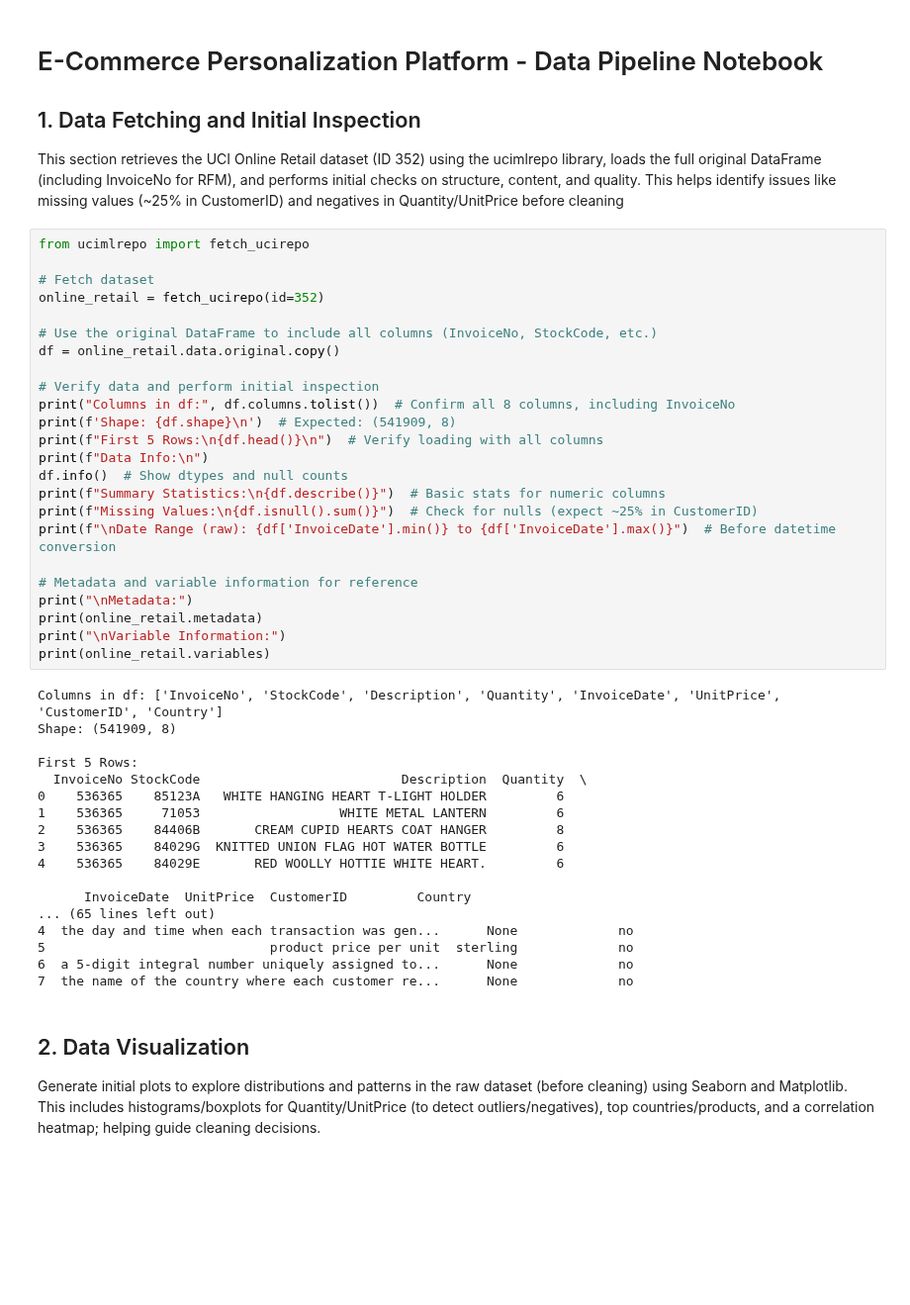
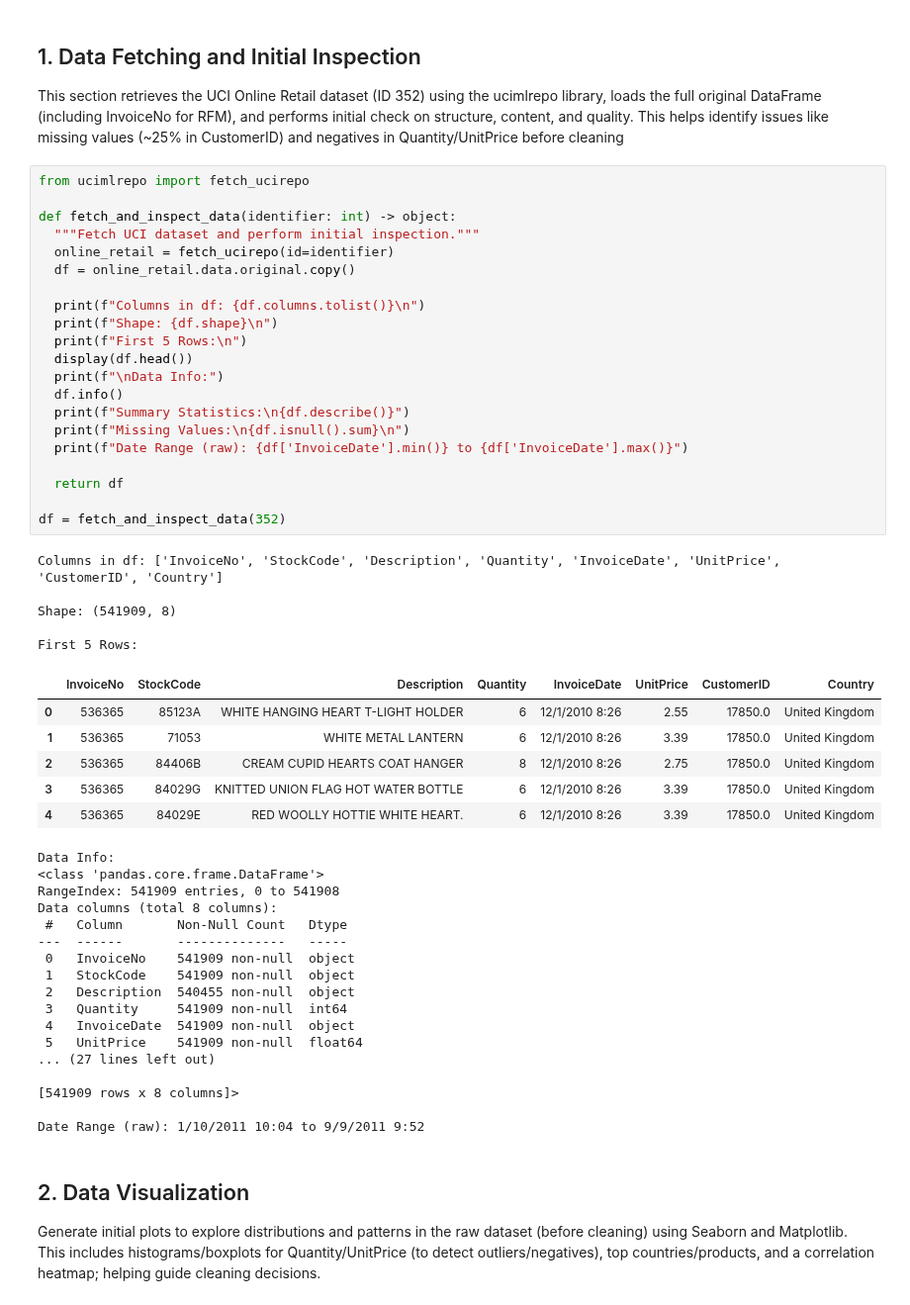
Before and after one commit to JerisonP/ecommerce-personalization-ml, a Jupyter notebook: eda.ipynb, the cells around one changed output. Shown at 99% size. Drawn from its saved outputs; the diff is of its cells as text; blank space fills up the shorter version.

Commit message:
Refactored pipeline code and added test to make sure everything works as expected

```diff
--- a/exploratory_data_alaysis.ipynb
+++ b/eda.ipynb
@@ -1,50 +10,56 @@
 # %% [markdown]
-# E-Commerce Personalization Platform - Data Pipeline Notebook
-
 ## 1. Data Fetching and Initial Inspection
-This section retrieves the UCI Online Retail dataset (ID 352) using the ucimlrepo library, loads the full original DataFrame (including InvoiceNo for RFM), and performs initial checks on structure, content, and quality. This helps identify issues like missing values (~25% in CustomerID) and negatives in Quantity/UnitPrice before cleaning
+This section retrieves the UCI Online Retail dataset (ID 352) using the ucimlrepo library, loads the full original DataFrame (including InvoiceNo for RFM), and performs initial check on structure, content, and quality. This helps identify issues like missing values (~25% in CustomerID) and negatives in Quantity/UnitPrice before cleaning
 # %%
 from ucimlrepo import fetch_ucirepo
 
-# Fetch dataset
-online_retail = fetch_ucirepo(id=352)
+def fetch_and_inspect_data(identifier: int) -> object:
+  """Fetch UCI dataset and perform initial inspection."""
+  online_retail = fetch_ucirepo(id=identifier)
+  df = online_retail.data.original.copy()
 
-# Use the original DataFrame to include all columns (InvoiceNo, StockCode, etc.)
-df = online_retail.data.original.copy()
+  print(f"Columns in df: {df.columns.tolist()}\n")
+  print(f"Shape: {df.shape}\n")
+  print(f"First 5 Rows:\n")
+  display(df.head())
+  print(f"\nData Info:")
+  df.info()
+  print(f"Summary Statistics:\n{df.describe()}")
+  print(f"Missing Values:\n{df.isnull().sum}\n")
+  print(f"Date Range (raw): {df['InvoiceDate'].min()} to {df['InvoiceDate'].max()}")
 
-# Verify data and perform initial inspection
-print("Columns in df:", df.columns.tolist())  # Confirm all 8 columns, including InvoiceNo
-print(f'Shape: {df.shape}\n')  # Expected: (541909, 8)
-print(f"First 5 Rows:\n{df.head()}\n")  # Verify loading with all columns
-print(f"Data Info:\n")
-df.info()  # Show dtypes and null counts
-print(f"Summary Statistics:\n{df.describe()}")  # Basic stats for numeric columns
-print(f"Missing Values:\n{df.isnull().sum()}")  # Check for nulls (expect ~25% in CustomerID)
-print(f"\nDate Range (raw): {df['InvoiceDate'].min()} to {df['InvoiceDate'].max()}")  # Before datetime conversion
+  return df
 
-# Metadata and variable information for reference
-print("\nMetadata:")
-print(online_retail.metadata)
-print("\nVariable Information:")
-print(online_retail.variables)
+df = fetch_and_inspect_data(352)
 # %% [output]
 Columns in df: ['InvoiceNo', 'StockCode', 'Description', 'Quantity', 'InvoiceDate', 'UnitPrice', 'CustomerID', 'Country']
+
 Shape: (541909, 8)
 
 First 5 Rows:
-  InvoiceNo StockCode                          Description  Quantity  \
-0    536365    85123A   WHITE HANGING HEART T-LIGHT HOLDER         6
-1    536365     71053                  WHITE METAL LANTERN         6
-2    536365    84406B       CREAM CUPID HEARTS COAT HANGER         8
-3    536365    84029G  KNITTED UNION FLAG HOT WATER BOTTLE         6
-4    536365    84029E       RED WOOLLY HOTTIE WHITE HEART.         6
-
-      InvoiceDate  UnitPrice  CustomerID         Country
-... (65 lines left out)
-4  the day and time when each transaction was gen...      None             no
-5                             product price per unit  sterling             no
-6  a 5-digit integral number uniquely assigned to...      None             no
-7  the name of the country where each customer re...      None             no
+|  | InvoiceNo | StockCode | Description | Quantity | InvoiceDate | UnitPrice | CustomerID | Country |
+| 0 | 536365 | 85123A | WHITE HANGING HEART T-LIGHT HOLDER | 6 | 12/1/2010 8:26 | 2.55 | 17850.0 | United Kingdom |
+| 1 | 536365 | 71053 | WHITE METAL LANTERN | 6 | 12/1/2010 8:26 | 3.39 | 17850.0 | United Kingdom |
+| 2 | 536365 | 84406B | CREAM CUPID HEARTS COAT HANGER | 8 | 12/1/2010 8:26 | 2.75 | 17850.0 | United Kingdom |
+| 3 | 536365 | 84029G | KNITTED UNION FLAG HOT WATER BOTTLE | 6 | 12/1/2010 8:26 | 3.39 | 17850.0 | United Kingdom |
+| 4 | 536365 | 84029E | RED WOOLLY HOTTIE WHITE HEART. | 6 | 12/1/2010 8:26 | 3.39 | 17850.0 | United Kingdom |
+Data Info:
+<class 'pandas.core.frame.DataFrame'>
+RangeIndex: 541909 entries, 0 to 541908
+Data columns (total 8 columns):
+ #   Column       Non-Null Count   Dtype
+---  ------       --------------   -----
+ 0   InvoiceNo    541909 non-null  object
+ 1   StockCode    541909 non-null  object
+ 2   Description  540455 non-null  object
+ 3   Quantity     541909 non-null  int64
+ 4   InvoiceDate  541909 non-null  object
+ 5   UnitPrice    541909 non-null  float64
+... (27 lines left out)
+
+[541909 rows x 8 columns]>
+
+Date Range (raw): 1/10/2011 10:04 to 9/9/2011 9:52
 # %% [markdown]
 ## 2. Data Visualization
 Generate initial plots to explore distributions and patterns in the raw dataset (before cleaning) using Seaborn and Matplotlib. This includes histograms/boxplots for Quantity/UnitPrice (to detect outliers/negatives), top countries/products, and a correlation heatmap; helping guide cleaning decisions.
```
Also changed, not shown: parts of 11 cells of this notebook, 28 other files.
